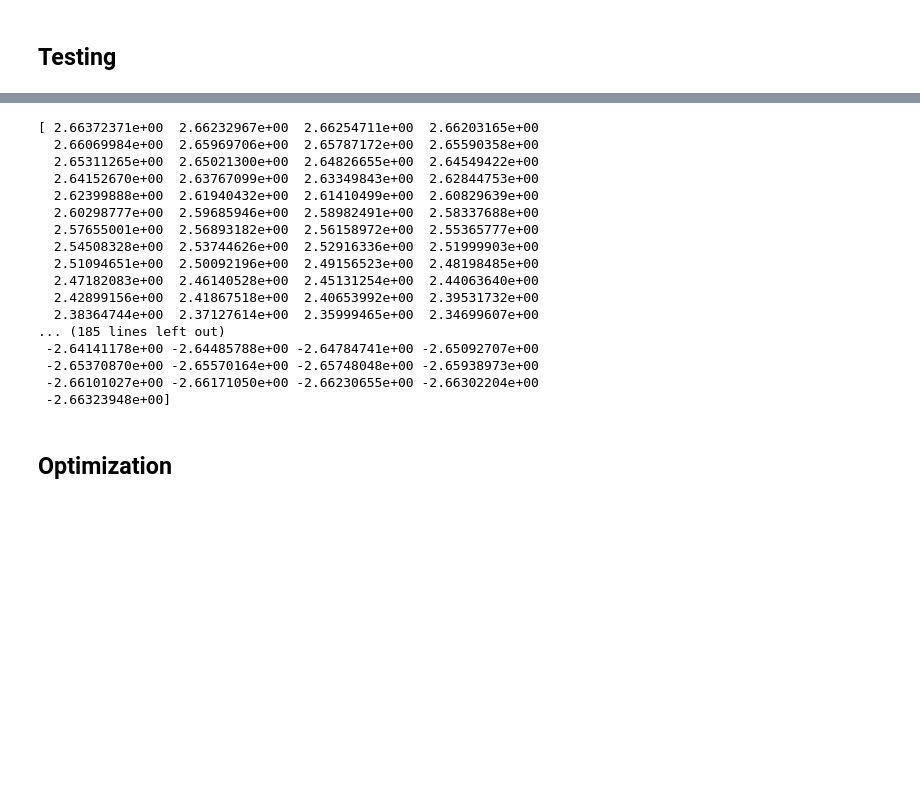
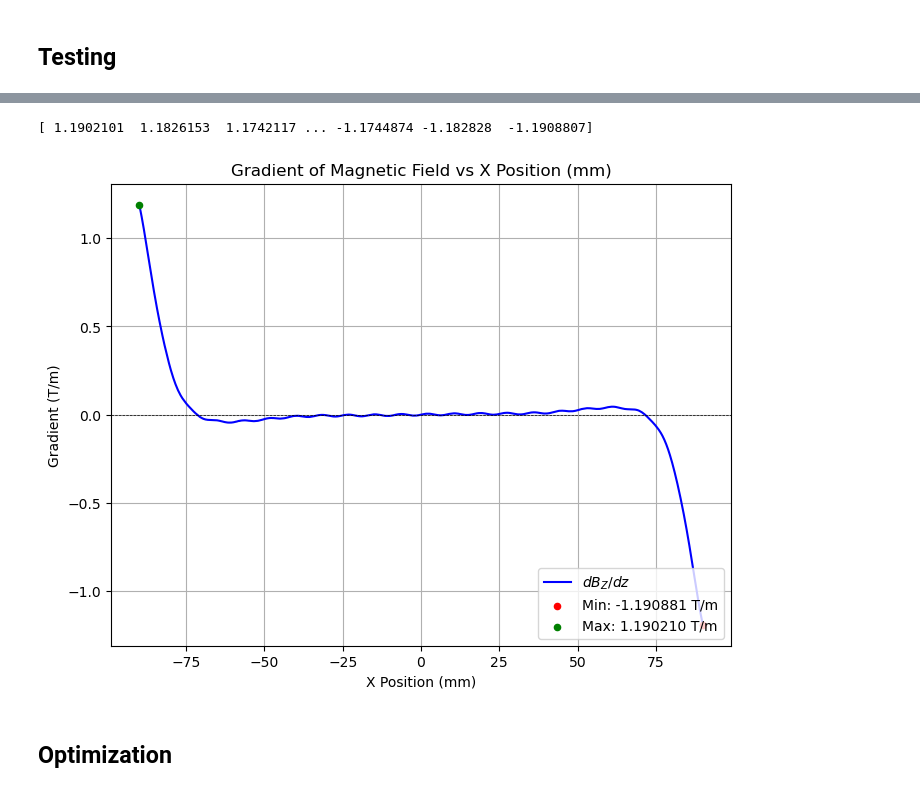
Before and after one commit to joostwijn/Rotating_Magnetic_Setup, a Jupyter notebook: 3. Magnets/Field_Shaping_Algorithm_JAX.ipynb, the cells around one changed output, grey strips where cells are left out. Cells and saved outputs as stored; diff of their text form; code cells hidden in the pictures; blank space fills up the shorter version.

```diff
--- a/3. Magnets/Field_Shaping_Algorithm_JAX.ipynb
+++ b/3. Magnets/Field_Shaping_Algorithm_JAX.ipynb
@@ -199,9 +202,14 @@ def plot_Bz(mode = None):
     plt.legend(loc="lower right")
     plt.show()
 
-def plot_derivative():
-    # Compute the gradient using compute_derivative(), which returns the gradient array.
-    gradBZ, coord = compute_derivative()
+def plot_derivative(mode = None):
+# Choose which calculation to use based on the mode.
+    if mode == "Fixed":
+        # Use the fixed quadrature function.
+        gradBZ = compute_derivative_adaptive()
+    else:
+        # Use the adaptive function.
+        gradBZ = compute_derivative_fixed()
 
     # Determine which coordinate is varying by checking the global variables.
     if np.ndim(X_VAL) > 0 and np.size(X_VAL) > 1:
@@ -214,6 +222,7 @@ def plot_derivative():
         raise ValueError("One of X_VAL, Y_VAL, or Z_VAL must be an array with more than one element.")
 
     # Convert the varying coordinate to mm.
+    coord = determine_observation_points(X_VAL, Y_VAL, Z_VAL)
     coord_mm = coord * 1e3
 
     # Compute the overall minimum and maximum of the gradient using a tolerance.
@@ -604,23 +613,9 @@ Chosen Legendre polynomial order: 4
 # %%
 a = compute_derivative_fixed()
 print(a)
+plot_derivative(mode = None)
 # %% [output]
-[ 2.66372371e+00  2.66232967e+00  2.66254711e+00  2.66203165e+00
-  2.66069984e+00  2.65969706e+00  2.65787172e+00  2.65590358e+00
-  2.65311265e+00  2.65021300e+00  2.64826655e+00  2.64549422e+00
-  2.64152670e+00  2.63767099e+00  2.63349843e+00  2.62844753e+00
-  2.62399888e+00  2.61940432e+00  2.61410499e+00  2.60829639e+00
-  2.60298777e+00  2.59685946e+00  2.58982491e+00  2.58337688e+00
-  2.57655001e+00  2.56893182e+00  2.56158972e+00  2.55365777e+00
-  2.54508328e+00  2.53744626e+00  2.52916336e+00  2.51999903e+00
-  2.51094651e+00  2.50092196e+00  2.49156523e+00  2.48198485e+00
-  2.47182083e+00  2.46140528e+00  2.45131254e+00  2.44063640e+00
-  2.42899156e+00  2.41867518e+00  2.40653992e+00  2.39531732e+00
-  2.38364744e+00  2.37127614e+00  2.35999465e+00  2.34699607e+00
-... (185 lines left out)
- -2.64141178e+00 -2.64485788e+00 -2.64784741e+00 -2.65092707e+00
- -2.65370870e+00 -2.65570164e+00 -2.65748048e+00 -2.65938973e+00
- -2.66101027e+00 -2.66171050e+00 -2.66230655e+00 -2.66302204e+00
- -2.66323948e+00]
+[ 1.1902101  1.1826153  1.1742117 ... -1.1744874 -1.182828  -1.1908807]
+[figure, added]
 # %% [markdown]
 ## Optimization
```
Also changed, not shown: parts of 4 cells of this notebook.
